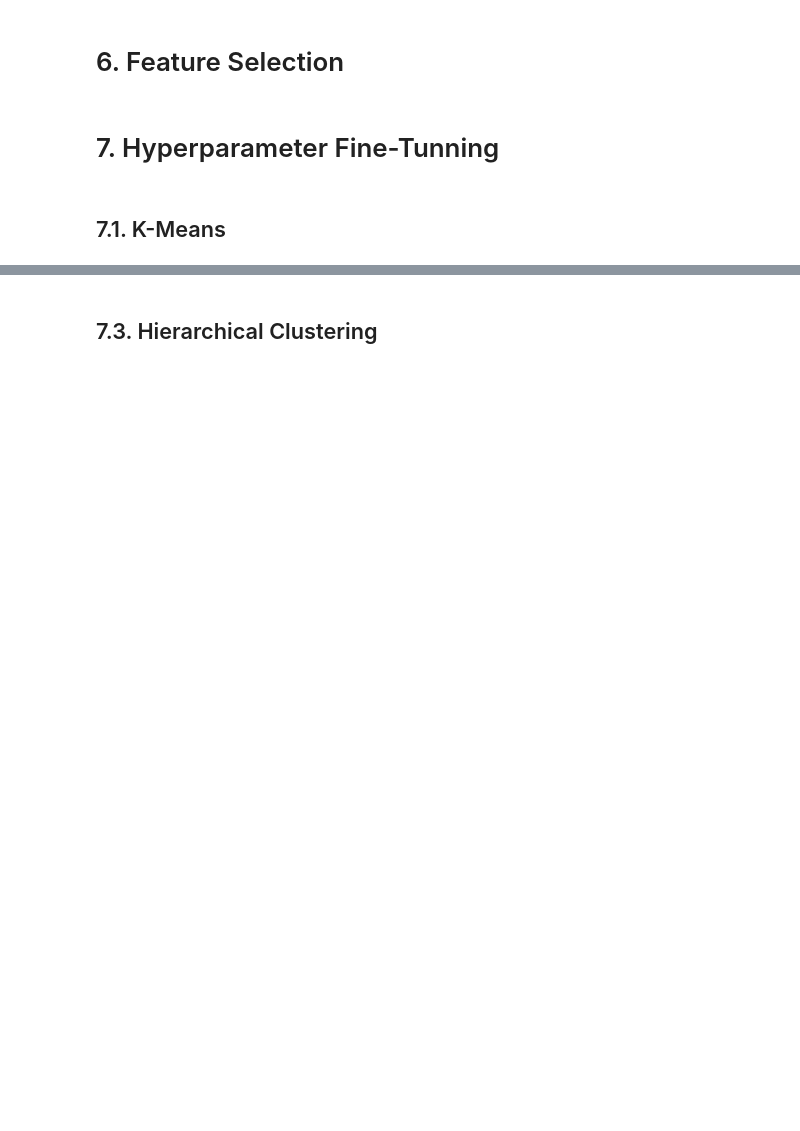
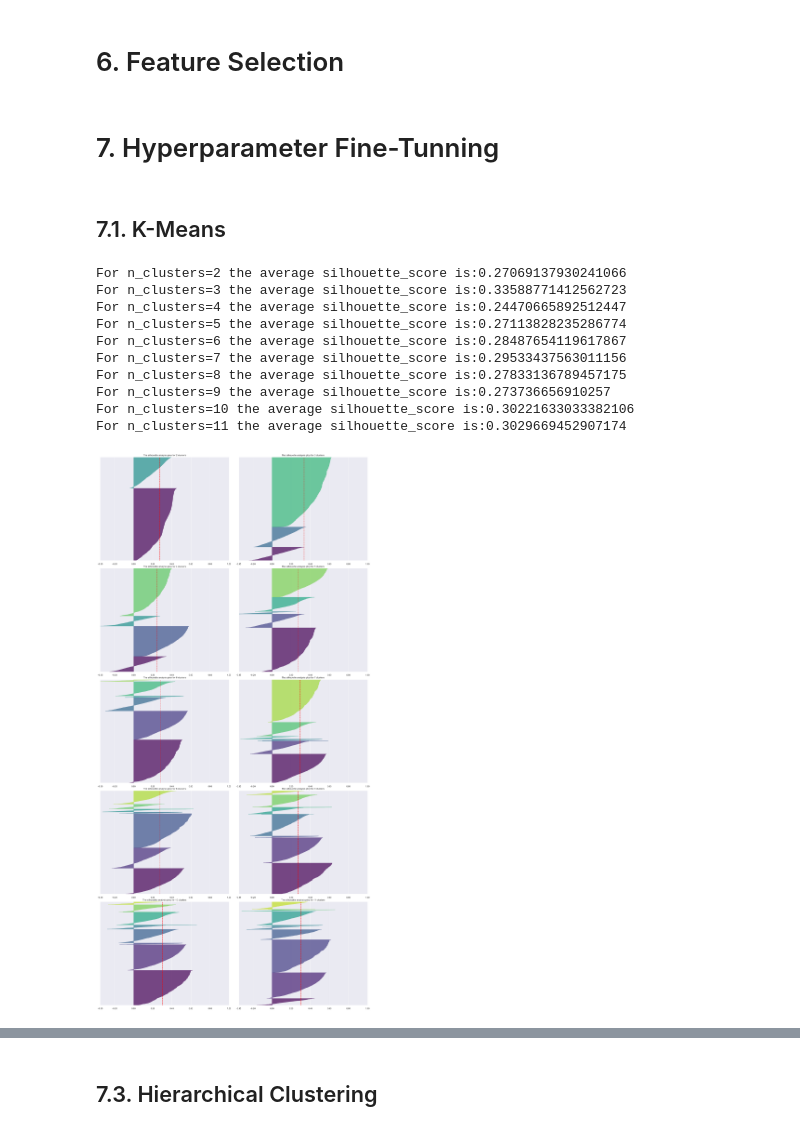
Before and after one commit to Matheus-Homem/international_bank_marketing, a Jupyter notebook: notebooks/c6_clustering_models.ipynb, the cells around one changed output, grey strips where cells are left out. Saved outputs shown, nothing was run; the diff lists cells and outputs as text; code cells hidden in the pictures; blank space fills up the shorter version.

```diff
--- a/notebooks/c6_clustering_models.ipynb
+++ b/notebooks/c6_clustering_models.ipynb
@@ -1174,2 +1174,66 @@ clusters = [2,3,4,5,6,7,8,9]
 # %% [markdown]
 ## 7.1. K-Means
+# %%
+fig, ax = plt.subplots(5,2,figsize=(20,30))
+fig.tight_layout()
+
+kmeans_list = []
+
+for k in clusters:
+    q,mod = divmod(k,2)
+
+    ax[q-1,mod].set_xlim([-0.35,1])
+    ax[q-1,mod].set_ylim([-0.35,len(X)+(k+1)*10])
+
+    # model definition, traning and predict
+    km_model = c.KMeans(n_clusters=k,random_state=101)
+    labels = km_model.fit_predict(X)
+
+    # model performance
+    silhouette_avg = m.silhouette_score(X, labels,metric='euclidean')
+    kmeans_list.append(silhouette_avg)
+    print(f'For n_clusters={k} the average silhouette_score is:{silhouette_avg}')
+    samples_silhouette_values = m.silhouette_samples(X,labels)
+
+    y_lower = 10
+    for i in range(k):
+        # select and order clusters samples
+        ith_cluster_silhouette_values = samples_silhouette_values[labels==i]
+        ith_cluster_silhouette_values.sort()
+
+        # size clusters
+        size_cluster_i = ith_cluster_silhouette_values.shape[0]
+        y_upper = y_lower + size_cluster_i
+
+        cmap = cm.get_cmap('viridis')
+        color = cmap(i/k)
+
+        ax[q-1,mod].fill_betweenx(
+            np.arange(y_lower,y_upper),
+            0,
+            ith_cluster_silhouette_values,
+            facecolor=color,
+            edgecolor=color,
+            alpha=0.7)
+
+        #ax[q-1,mod].text(-0.05,y_lower + 0.5 * size_cluster_i, str(i))
+        y_lower = y_upper + 10
+
+    ax[q-1,mod].set_title(f'The silhouette analysis ploy for {k} clusters')
+    ax[q-1,mod].set_yticks([])
+    ax[q-1,mod].set_xticks([-0.35,-.2,0,.2,.4,.6,.8,1])
+    ax[q-1,mod].axvline(x=silhouette_avg,color='red',linestyle='--')
+
+fig.set_size_inches=(20,40)
+# %% [output]
+For n_clusters=2 the average silhouette_score is:0.27069137930241066
+For n_clusters=3 the average silhouette_score is:0.33588771412562723
+For n_clusters=4 the average silhouette_score is:0.24470665892512447
+For n_clusters=5 the average silhouette_score is:0.27113828235286774
+For n_clusters=6 the average silhouette_score is:0.28487654119617867
+For n_clusters=7 the average silhouette_score is:0.29533437563011156
+For n_clusters=8 the average silhouette_score is:0.27833136789457175
+For n_clusters=9 the average silhouette_score is:0.273736656910257
+For n_clusters=10 the average silhouette_score is:0.30221633033382106
+For n_clusters=11 the average silhouette_score is:0.3029669452907174
+[figure, added]
```
Also changed, not shown: parts of 45 cells of this notebook.
